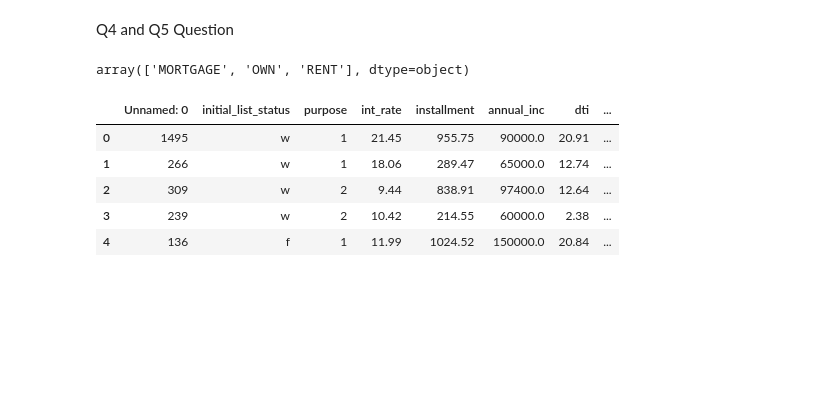
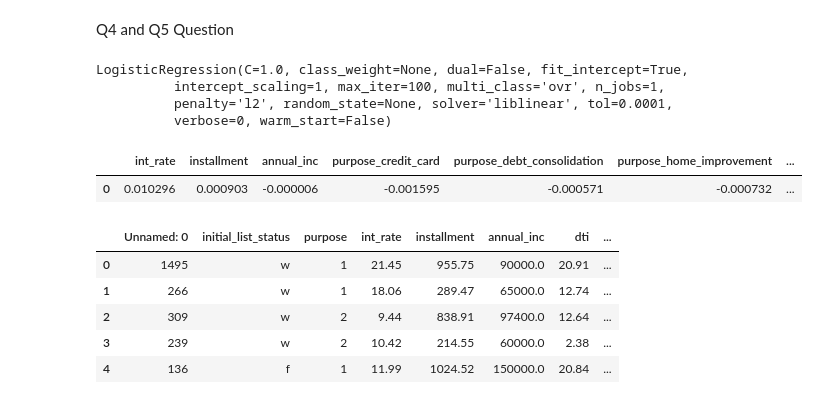
Before and after one commit to mnmuhaimin/bca_finhacks, a Jupyter notebook: testing - amin.ipynb, the cells around one changed output. Drawn from its saved outputs; the diff is of its cells as text; code cells hidden in the pictures; blank space fills up the shorter version.

```diff
--- a/testing - amin.ipynb
+++ b/testing - amin.ipynb
@@ -81,0 +87,6 @@ plt.show()
+# %%
+#change any categorical value into new column
+train1_onehot = train1[['initial_list_status', 'purpose', 'verification_status', 'home_ownership']]
+train1_onehot = pd.get_dummies(train1_onehot)
+
+print(train1_onehot.head())
@@ -81,0 +111,5 @@ plt.show()
+# %%
+train1_final = pd.concat([train1, train1_onehot], axis=1)
+train1_final = train1_final.drop(['initial_list_status', 'purpose', 'verification_status', 'home_ownership'], axis=1)
+
+train1_final.columns
@@ -84,10 +128,35 @@ Q4 and Q5 Question
 # %%
 from sklearn.linear_model import LogisticRegression
 from sklearn.preprocessing import LabelEncoder, StandardScaler
-# %%
-train1['home_ownership'].unique()
-# %% [output]
-array(['MORTGAGE', 'OWN', 'RENT'], dtype=object)
+# %%
+final_model = LogisticRegression()
+final_model.fit(
+    train1_final[['int_rate', 'installment', 'annual_inc',
+       'purpose_credit_card', 'purpose_debt_consolidation',
+       'purpose_home_improvement', 'purpose_major_purchase',
+       'purpose_small_business', 'verification_status_Not Verified',
+       'verification_status_Source Verified', 'verification_status_Verified',
+       'home_ownership_MORTGAGE', 'home_ownership_OWN', 'home_ownership_RENT', 'grdCtoA']],
+    train1_final['not_paid']
+)
+# %% [output]
+LogisticRegression(C=1.0, class_weight=None, dual=False, fit_intercept=True,
+          intercept_scaling=1, max_iter=100, multi_class='ovr', n_jobs=1,
+          penalty='l2', random_state=None, solver='liblinear', tol=0.0001,
+          verbose=0, warm_start=False)
+# %%
+pd.DataFrame(
+    final_model.coef_.astype(float),
+    columns=['int_rate', 'installment', 'annual_inc',
+       'purpose_credit_card', 'purpose_debt_consolidation',
+       'purpose_home_improvement', 'purpose_major_purchase',
+       'purpose_small_business', 'verification_status_Not Verified',
+       'verification_status_Source Verified', 'verification_status_Verified',
+       'home_ownership_MORTGAGE', 'home_ownership_OWN', 'home_ownership_RENT', 'grdCtoA']
+)
+# %% [output]
+|  | int_rate | installment | annual_inc | purpose_credit_card | purpose_debt_consolidation | purpose_home_improvement | ... |
+| 0 | 0.010296 | 0.000903 | -0.000006 | -0.001595 | -0.000571 | -0.000732 | ... |
 # %%
 for col in ['purpose','home_ownership']:
     le1 = LabelEncoder().fit(train1[col])
```
Also changed, not shown: parts of 12 cells of this notebook.
